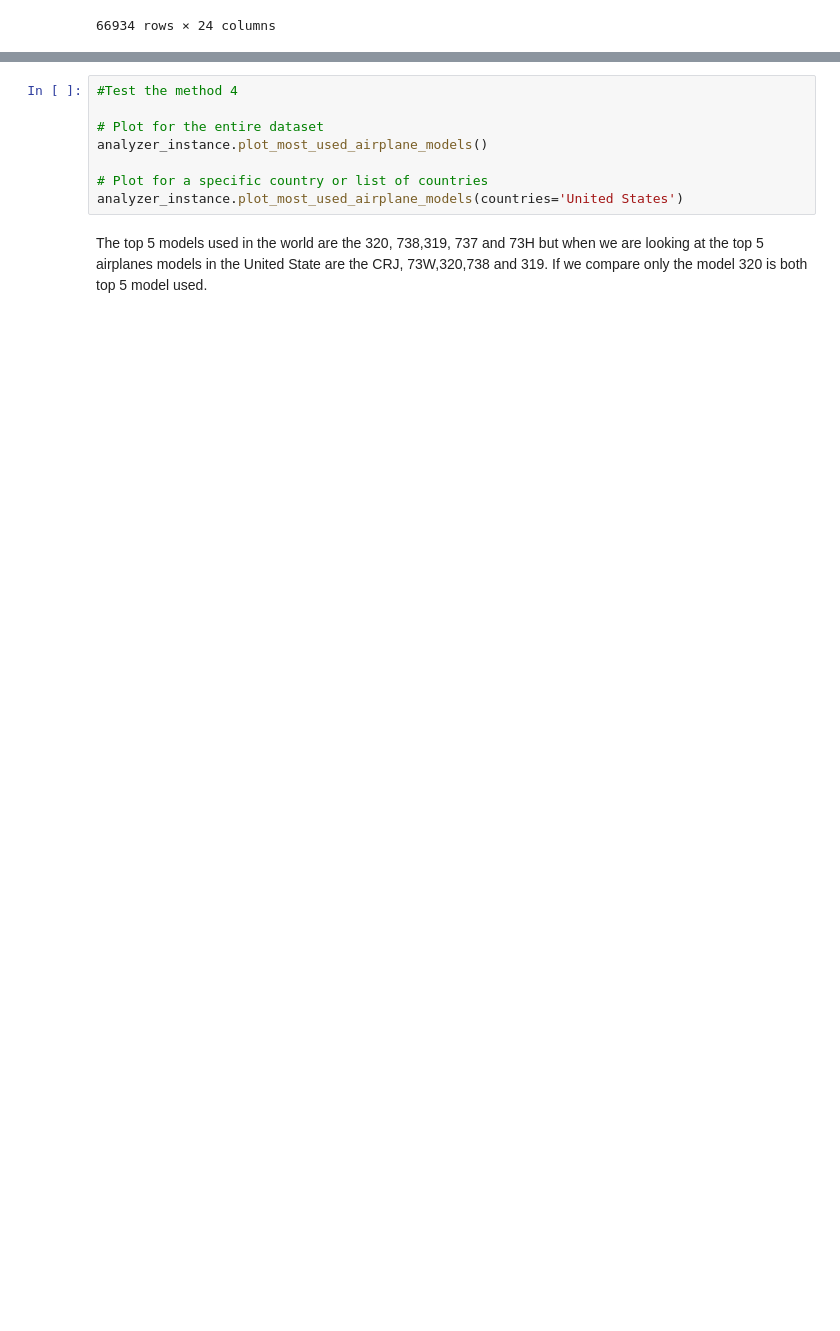
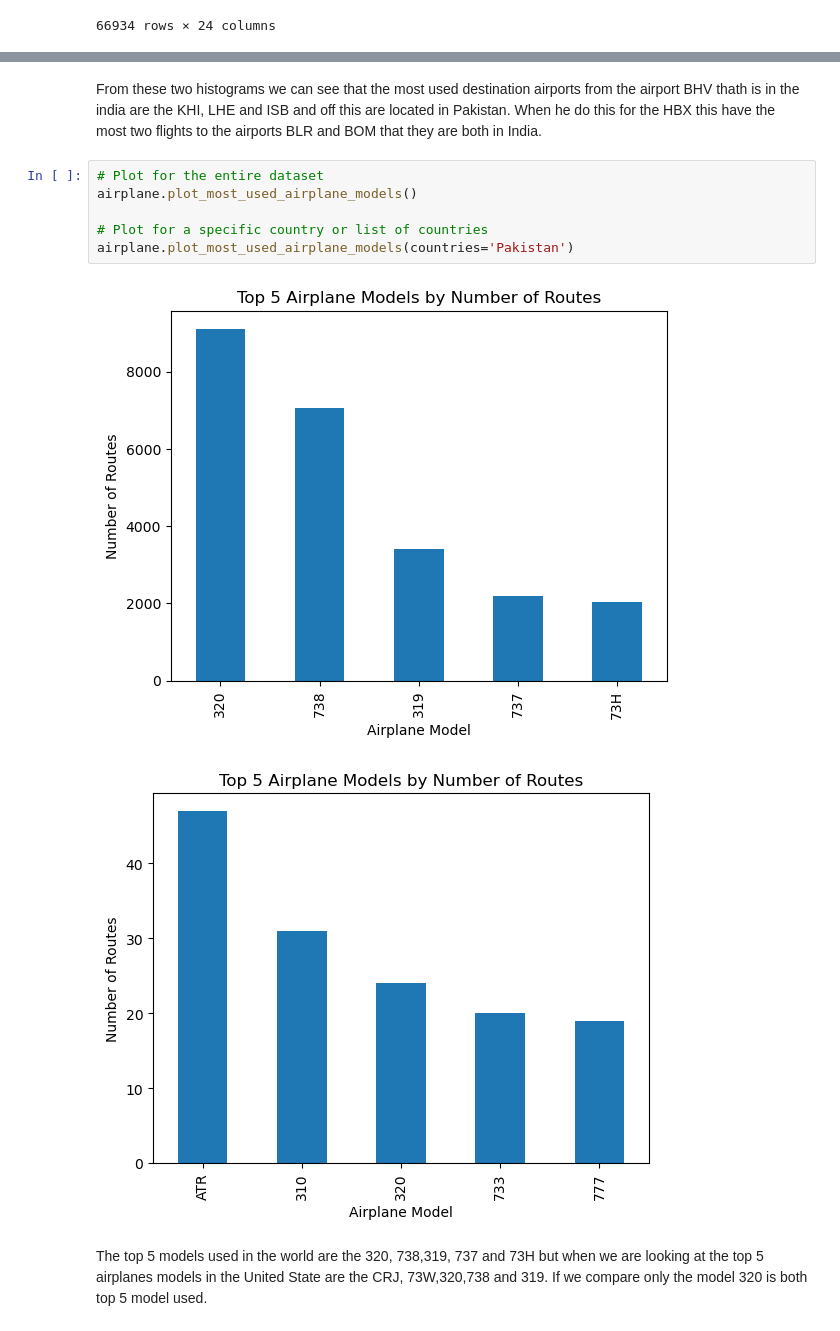
Before and after one commit to CarolinaAparicio2001/ADPRO, a Jupyter notebook: Showcase_Notebook.ipynb, the cells around one changed output, grey strips where cells are left out. Cells and saved outputs as stored; diff of their text form; blank space fills up the shorter version.

```diff
--- a/Showcase_Notebook.ipynb
+++ b/Showcase_Notebook.ipynb
@@ -115,10 +85,13 @@ From these two histograms we can see that the most used destination airports fro
+# %% [markdown]
+From these two histograms we can see that the most used destination airports from the airport BHV thath is in the india are the KHI, LHE and ISB and off this are located in Pakistan. When he do this for the HBX this have the most two flights to the airports BLR and BOM that they are both in India.
 # %%
-#Test the method 4
-
 # Plot for the entire dataset
-analyzer_instance.plot_most_used_airplane_models()
+airplane.plot_most_used_airplane_models()
 
 # Plot for a specific country or list of countries
-analyzer_instance.plot_most_used_airplane_models(countries='United States')
+airplane.plot_most_used_airplane_models(countries='Pakistan')
+# %% [output]
+[figure, added]
+[figure, added]
 # %% [markdown]
 The top 5 models used in the world are the 320, 738,319, 737 and 73H but when we are looking at the top 5 airplanes models in the United State are the CRJ, 73W,320,738 and 319. If we compare only the model 320 is both top 5 model used.
```
Also changed, not shown: parts of 26 cells of this notebook.
